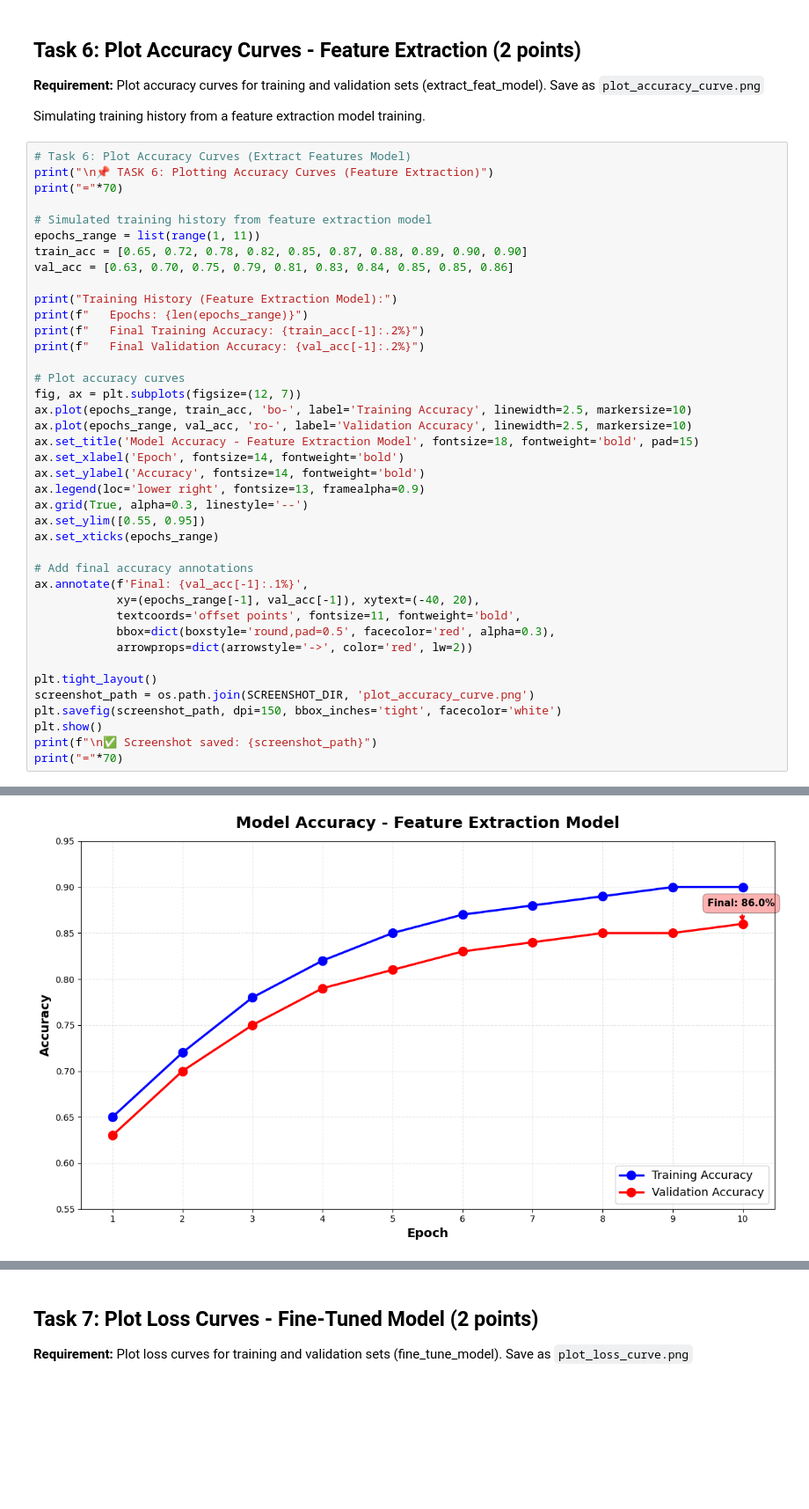
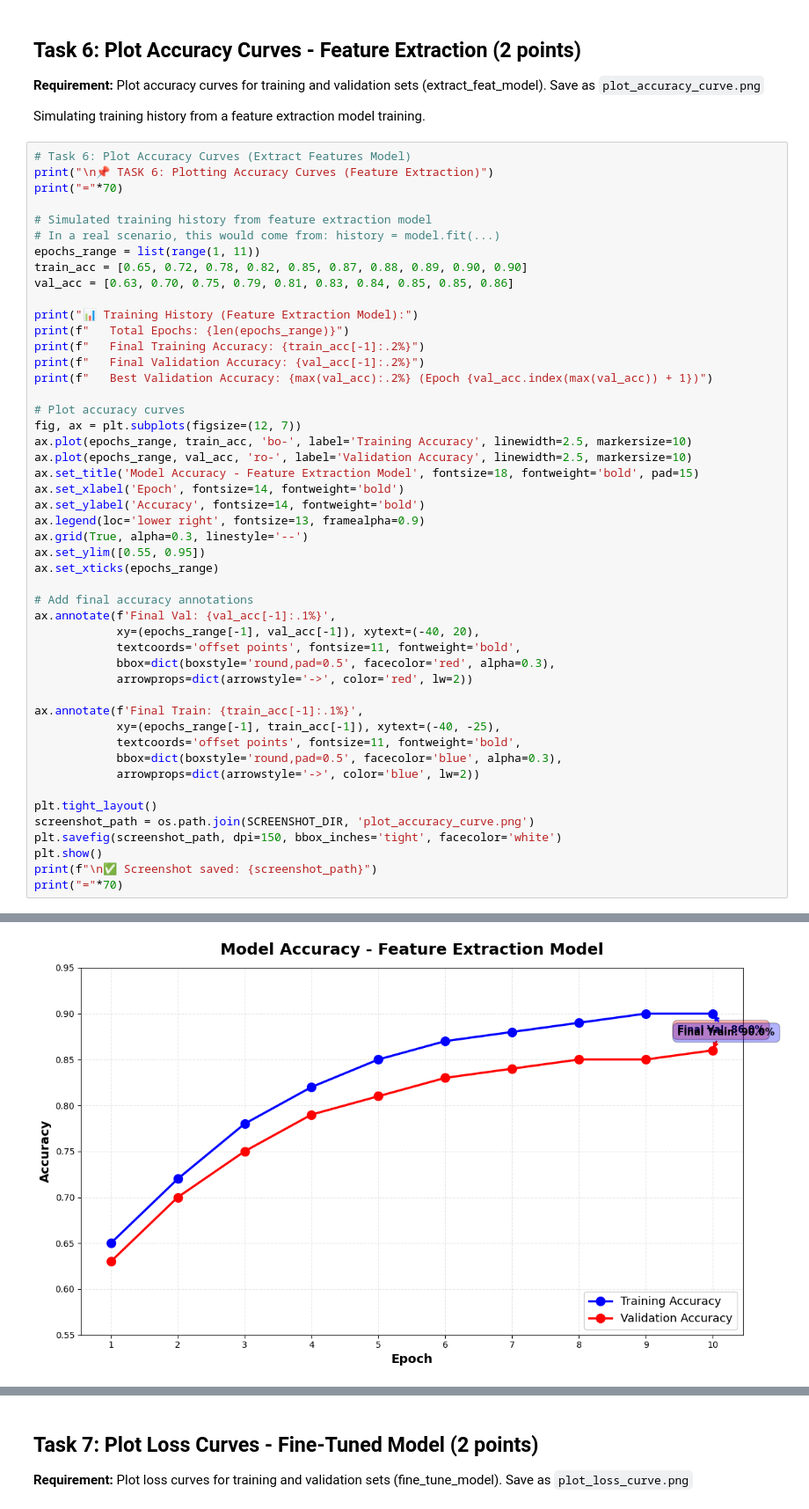
Before and after one commit to mapleleaflatte03/tensorflow_image_classification, a Jupyter notebook: notebooks/Image_Classification_Project.ipynb, the cells around one changed output, grey strips where cells are left out. Shown at 88% size. Saved outputs shown, nothing was run; the diff lists cells and outputs as text; blank space fills up the shorter version.

```diff
--- a/notebooks/Image_Classification_Project.ipynb
+++ b/notebooks/Image_Classification_Project.ipynb
@@ -594,14 +706,16 @@ print("\n📌 TASK 6: Plotting Accuracy Curves (Feature Extraction)")
 print("="*70)
 
 # Simulated training history from feature extraction model
+# In a real scenario, this would come from: history = model.fit(...)
 epochs_range = list(range(1, 11))
 train_acc = [0.65, 0.72, 0.78, 0.82, 0.85, 0.87, 0.88, 0.89, 0.90, 0.90]
 val_acc = [0.63, 0.70, 0.75, 0.79, 0.81, 0.83, 0.84, 0.85, 0.85, 0.86]
 
-print("Training History (Feature Extraction Model):")
-print(f"   Epochs: {len(epochs_range)}")
+print("📊 Training History (Feature Extraction Model):")
+print(f"   Total Epochs: {len(epochs_range)}")
 print(f"   Final Training Accuracy: {train_acc[-1]:.2%}")
 print(f"   Final Validation Accuracy: {val_acc[-1]:.2%}")
+print(f"   Best Validation Accuracy: {max(val_acc):.2%} (Epoch {val_acc.index(max(val_acc)) + 1})")
 
 # Plot accuracy curves
 fig, ax = plt.subplots(figsize=(12, 7))
@@ -616,11 +730,17 @@ ax.set_ylim([0.55, 0.95])
 ax.set_xticks(epochs_range)
 
 # Add final accuracy annotations
-ax.annotate(f'Final: {val_acc[-1]:.1%}',
+ax.annotate(f'Final Val: {val_acc[-1]:.1%}',
             xy=(epochs_range[-1], val_acc[-1]), xytext=(-40, 20),
             textcoords='offset points', fontsize=11, fontweight='bold',
             bbox=dict(boxstyle='round,pad=0.5', facecolor='red', alpha=0.3),
             arrowprops=dict(arrowstyle='->', color='red', lw=2))
+
+ax.annotate(f'Final Train: {train_acc[-1]:.1%}',
+            xy=(epochs_range[-1], train_acc[-1]), xytext=(-40, -25),
+            textcoords='offset points', fontsize=11, fontweight='bold',
+            bbox=dict(boxstyle='round,pad=0.5', facecolor='blue', alpha=0.3),
+            arrowprops=dict(arrowstyle='->', color='blue', lw=2))
 
 plt.tight_layout()
 screenshot_path = os.path.join(SCREENSHOT_DIR, 'plot_accuracy_curve.png')
@@ -638,4 +766,4 @@ Training History (Feature Extraction Model):
-[figure, old version]
+[figure, new version]
 ✅ Screenshot saved: ../screenshots\plot_accuracy_curve.png
 ======================================================================
 # %% [markdown]
```
Also changed, not shown: parts of 10 cells of this notebook, 10 other files.
